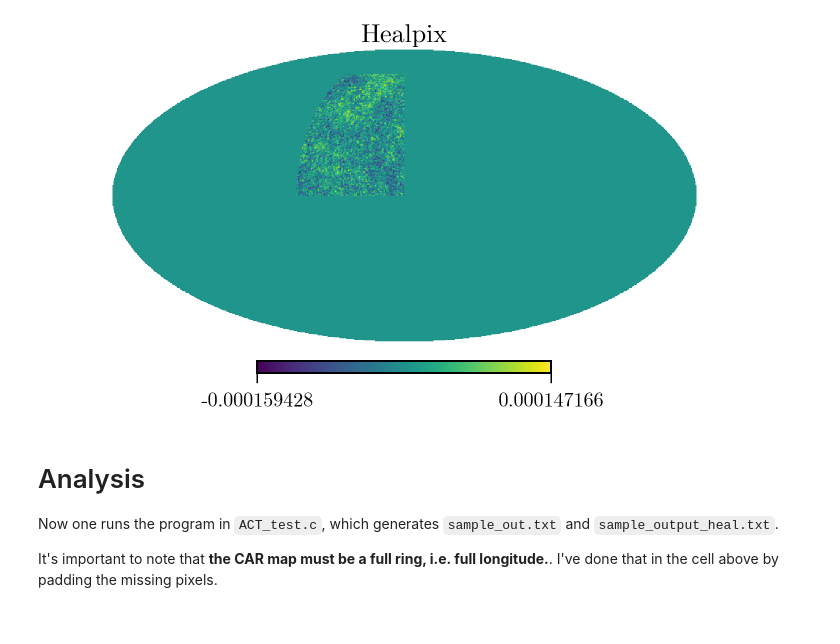
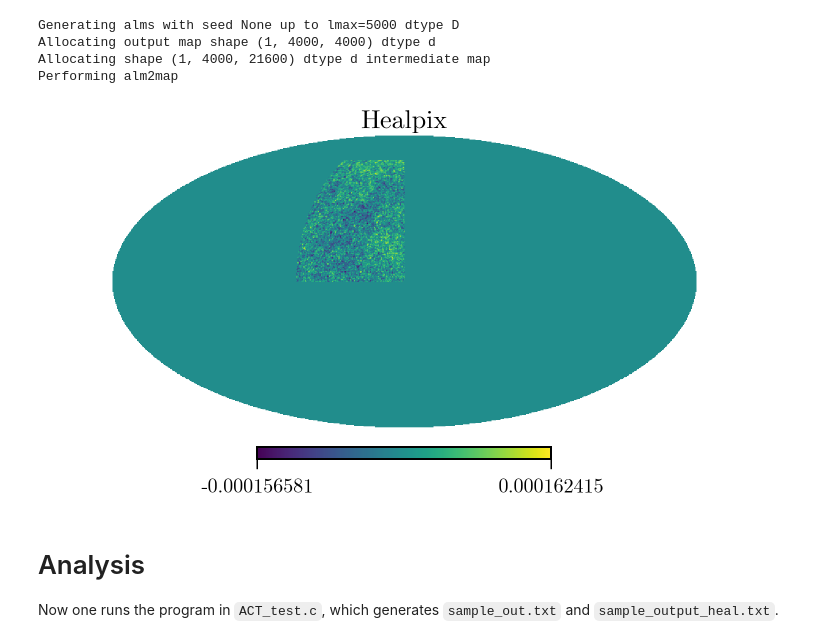
Before and after one commit to LSSTDESC/NaMaster, a Jupyter notebook: dev/ACT-like Patch.ipynb, the cells around one changed output. Cells and saved outputs as stored; diff of their text form; code cells hidden in the pictures.

```diff
--- a/dev/ACT-like Patch.ipynb
+++ b/dev/ACT-like Patch.ipynb
@@ -16,6 +16,11 @@ from pixell import enplot
 fname = "data/new_ethos_a4_scalCls.dat"
 CMB, lensing = powspec.read_camb_scalar(fname)
 # %%
-shape=(1,4000,4000)
-wcs = curvedsky.wcsutils.build( pos=(0.0,0.0), res=1. / 60, system="CAR")
-test_map = curvedsky.rand_map(shape,  wcs, CMB[0,0,:], lmax=5000)
+map_shape=(1,4000,4000)
+wcs = curvedsky.wcsutils.build( pos=(0.0,0.0), res=1.0 / 60, system="CAR")
+test_map = curvedsky.rand_map(map_shape,  wcs, CMB, lmax=5000, spin=0, verbose=True)
+# %% [output]
+Generating alms with seed None up to lmax=5000 dtype D
+Allocating output map shape (1, 4000, 4000) dtype d
+Allocating shape (1, 4000, 21600) dtype d intermediate map
+Performing alm2map
@@ -29,7 +27 @@ minfo = curvedsky.match_predefined_minfo(tmap, None, None)
-# %%
-import healpy as hp
-heal_map = enmap.to_healpix(tmap[0,:,:], nside=2048)
-hp.mollview(heal_map,  title="Healpix")
-# %% [output]
-[figure, removed]
 # %%
@@ -48,6 +37,9 @@ hp.write_map("fakeACT_healmask.fits", enmap.to_healpix(tmask[0,:,:], nside=2048)
+# %%
+
+hp.mollview(enmap.to_healpix(test_map, nside=512)[0,:],  title="Healpix")
+# %% [output]
+[figure, added]
 # %% [markdown]
 # Analysis
 
 Now one runs the program in `ACT_test.c`, which generates `sample_out.txt` and `sample_output_heal.txt`.
-
-It's important to note that **the CAR map must be a full ring, i.e. full longitude.**. I've done that in the cell above by padding the missing pixels.
```
Also changed, not shown: parts of 6 cells of this notebook, 2 other files.
